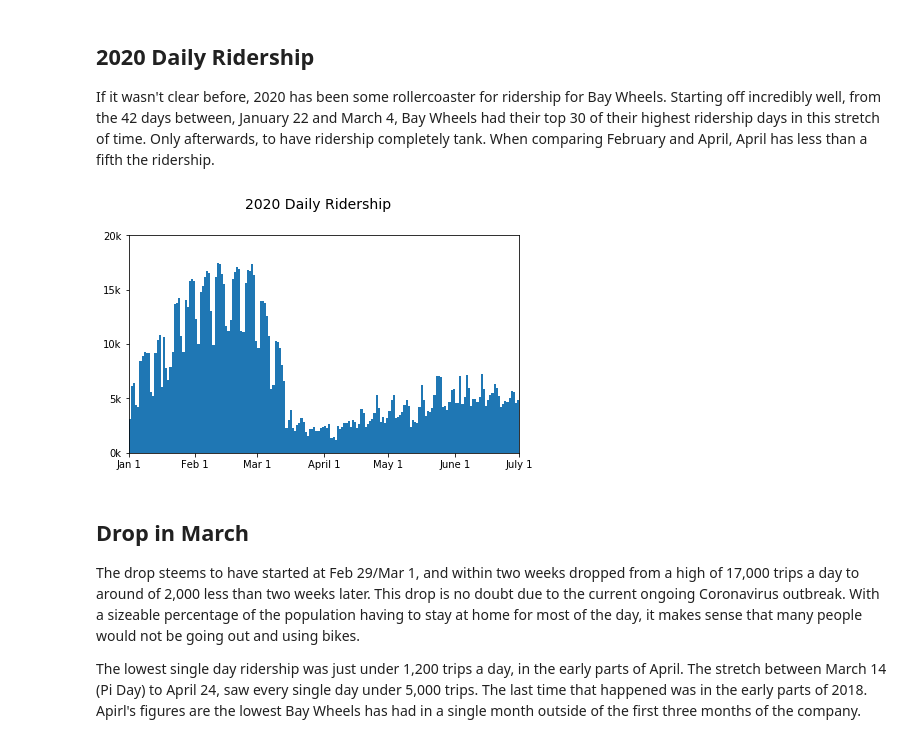
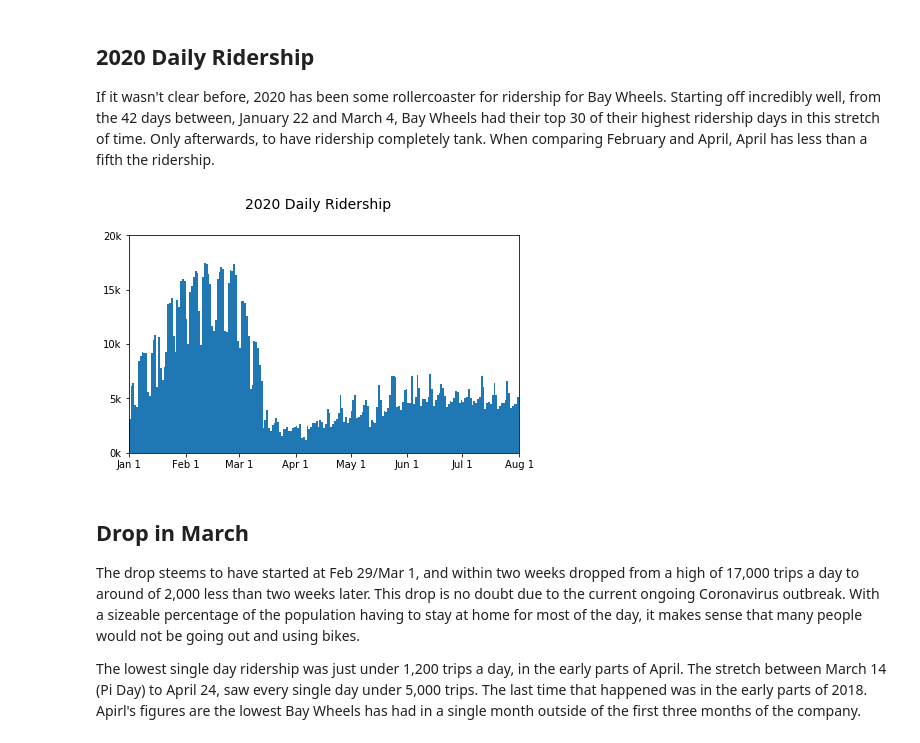
Before and after one commit to MichaelHarjani/BayWheels, a Jupyter notebook: Presentation.ipynb, the cells around one changed output. Drawn from its saved outputs; the diff is of its cells as text; code cells hidden in the pictures.

```diff
--- a/Presentation.ipynb
+++ b/Presentation.ipynb
@@ -59,7 +59,7 @@ y202003 = pd.read_csv('202003-baywheels-tripdata.csv')
 y202004 = pd.read_csv('202004-baywheels-tripdata.csv')
 y202005 = pd.read_csv('202005-baywheels-tripdata.csv')
 y202006 = pd.read_csv('202006-baywheels-tripdata.csv')
-
+y202007 = pd.read_csv('202007-baywheels-tripdata.csv')
 
 # Removing rides that don't belong in their month's dataset
 y202002 = y202002[y202002['start_time'].astype(str).str[5:7] == '02']
@@ -69,7 +69,7 @@ y202003 = y202003[y202003['start_time'].astype(str).str[5:7] == '03']
 oldcols = y2017.append(y201801).append(y201802).append(y201803).append(y201804).append(y201805).append(y201806).append(y201807).append(y201808).append(y201809).append(y201810).append(y201811).append(y201812).append(y201901).append(y201902).append(y201903).append(y201904).append(y201905).append(y201906).append(y201907).append(y201908).append(y201909).append(y201910).append(y201911).append(y201912).append(y202001).append(y202002).append(y202003)
 
 # Combining the new formats together
-newcols = y202004.append(y202005).append(y202006)
+newcols = y202004.append(y202005).append(y202006).append(y202007)
 # %%
 # Renaming the old columns the new terminology or make less wordy
 oldcols.rename(columns={'start_time': 'started_at', 'end_time': 'ended_at',
@@ -494,7 +494,7 @@ for y in years:
     for m in np.arange(1, 12+1, 1):
         yymm_edges.append(dt.date(y, m, 1))
 
-yymm_edges = yymm_edges[6:-5]
+yymm_edges = yymm_edges[6:-4]
 
 yymm_ticks = []
 
@@ -526,36 +526,48 @@ plt.show();
 y2020_dates = []
 holding = []
 
-y2020_months = np.arange(1,6+1,1)
+latest_month = 7
+
+
+y2020_months = np.arange(1,latest_month+1,1)
 y2020_days = np.arange(1, 31+1, 1)
 
 for i in y2020_months:
     for j in y2020_days:
         holding.append([2020,i,j])
 
-#removes what would be feb 30, feb 31, apr 31 and june 31
+# Removes days from months that hold fewer than 31 days
 holding = holding[:60] + holding[62:] # chops off feb 30 and 31
 holding = holding[:121] + holding[122:] # chops april 31
-holding = holding[:-1] # chops june 31
+holding = holding[:182] + holding[183:] # chops off june 31
+holding = holding[:274] + holding[275:] # chops off sept 31
+holding = holding[:335] + holding[336:] # chops off nov 31
+
+
+
+
 
 for k in holding:
     y2020_dates.append(dt.date(2020,k[1], k[2]))
 
-y2020_dates.append(dt.date(2020,7,1)) # puts in july 1
+if latest_month < 12:
+    y2020_dates.append(dt.date(2020,latest_month+1,1))
+else:
+    y2020_dates.append(dt.date(2021, 1, 1))
 # %%
 weekly_ticks = []
 
-for i in np.arange(0,round(len(y2020_dates) / 7)+1,1):
+for i in np.arange(0,round(len(y2020_dates)/7),1):
     weekly_ticks.append(y2020_dates[i*7])
 
 biweekly_ticks = []
 
-for j in np.arange(0,round(len(y2020_dates) / 14)+1,1):
+for j in np.arange(0,round(len(y2020_dates)/14)+1,1):
     biweekly_ticks.append(y2020_dates[j*14])
 
 monthly_ticks = []
 
-for k in np.arange(1, 7+1, 1):
+for k in np.arange(1, 8+1, 1):
     monthly_ticks.append(dt.date(2020, k, 1))
 # %% [markdown]
 ## 2020 Daily Ridership
@@ -564,19 +576,19 @@ If it wasn't clear before, 2020 has been some rollercoaster for ridership for Ba
 # %%
 fig = plt.figure(figsize=[7,4])
 fig.suptitle('2020 Daily Ridership', y=1.01, fontsize = 14)
 
 ax = plt.subplot(1,1,1)
 start_date1 = dt.date(2020, 1, 1)
-end_date1 = dt.date(2020, 7, 1)
+end_date1 = dt.date(2020, 8, 1)
 
 plt.hist(data = bikes, x = 'start_date', bins=mpl.dates.date2num(y2020_dates))
 plt.yticks([0,5000, 10000, 15000, 20000], ['0k','5k', '10k', '15k', '20k'])
-plt.xticks(mpl.dates.date2num(monthly_ticks), ['Jan 1', 'Feb 1', 'Mar 1', 'April 1', 'May 1', 'June 1', 'July 1'])
+plt.xticks(mpl.dates.date2num(monthly_ticks), ['Jan 1', 'Feb 1', 'Mar 1', 'Apr 1', 'May 1', 'Jun 1', 'Jul 1', 'Aug 1'])
 plt.xlim([mpl.dates.date2num(start_date1), mpl.dates.date2num(end_date1)])
 
 plt.show();
 # %% [output]
-[figure, old version]
+[figure, new version]
 # %% [markdown]
 ## Drop in March
 
```
Also changed, not shown: parts of 20 cells of this notebook, 2 other files.
